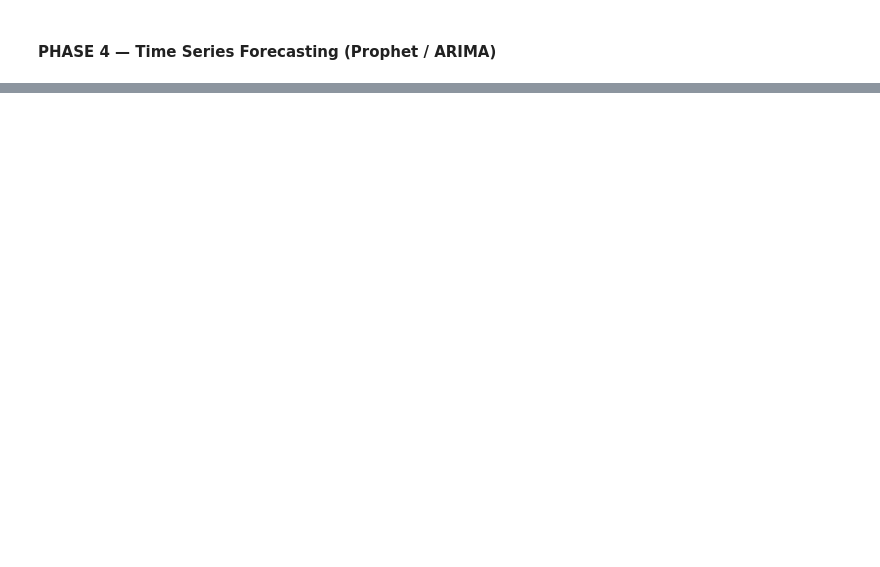
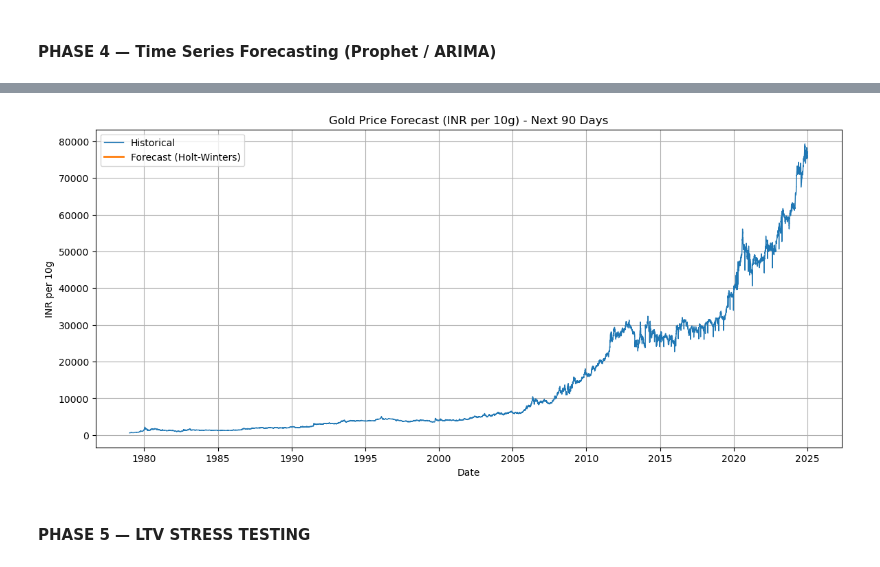
Before and after one commit to Ritesh-456/gold-price-ltv-analysis, a Jupyter notebook: gold_ltv_analysis.ipynb, the cells around one changed output, grey strips where cells are left out. Drawn from its saved outputs; the diff is of its cells as text; code cells hidden in the pictures; blank space fills up the shorter version.

```diff
--- a/gold_ltv_analysis.ipynb
+++ b/gold_ltv_analysis.ipynb
@@ -230,2 +242,11 @@ plt.show()
 # %% [markdown]
 #### PHASE 4 — Time Series Forecasting (Prophet / ARIMA)
+# %%
+ts = pd.read_csv("gold_price_ts_daily.csv", parse_dates=["Date"]).set_index("Date")
+
+# Ensure numeric
+ts["Gold_Price"] = pd.to_numeric(ts["Gold_Price"], errors="coerce").fillna(method="ffill")
+
+print("Loaded daily series:")
+print("Date range:", ts.index.min(), "→", ts.index.max())
+ts.head()
@@ -231,0 +340,27 @@ plt.show()
+# %%
+# Phase 4 - Plot Forecast
+plt.figure(figsize=(14, 6))
+
+# Plot history
+plt.plot(ts.index, ts["Gold_Price"], label="Historical", linewidth=1)
+
+# Plot forecast
+plt.plot(forecast["Date"], forecast["Forecast"], label=f"Forecast ({model_name})", linewidth=2)
+
+# Plot confidence interval (only works for Prophet)
+if forecast["Lower"].notna().any():
+    plt.fill_between(forecast["Date"],
+                     forecast["Lower"].fillna(forecast["Forecast"]),
+                     forecast["Upper"].fillna(forecast["Forecast"]),
+                     alpha=0.3, color="gray")
+
+plt.title(f"Gold Price Forecast (INR per 10g) - Next {forecast_horizon} Days")
+plt.xlabel("Date")
+plt.ylabel("INR per 10g")
+plt.legend()
+plt.grid(True)
+plt.show()
+# %% [output]
+[figure, added]
+# %% [markdown]
+#### PHASE 5 — LTV STRESS TESTING
```
Also changed, not shown: parts of 15 cells of this notebook, 5 other files.
